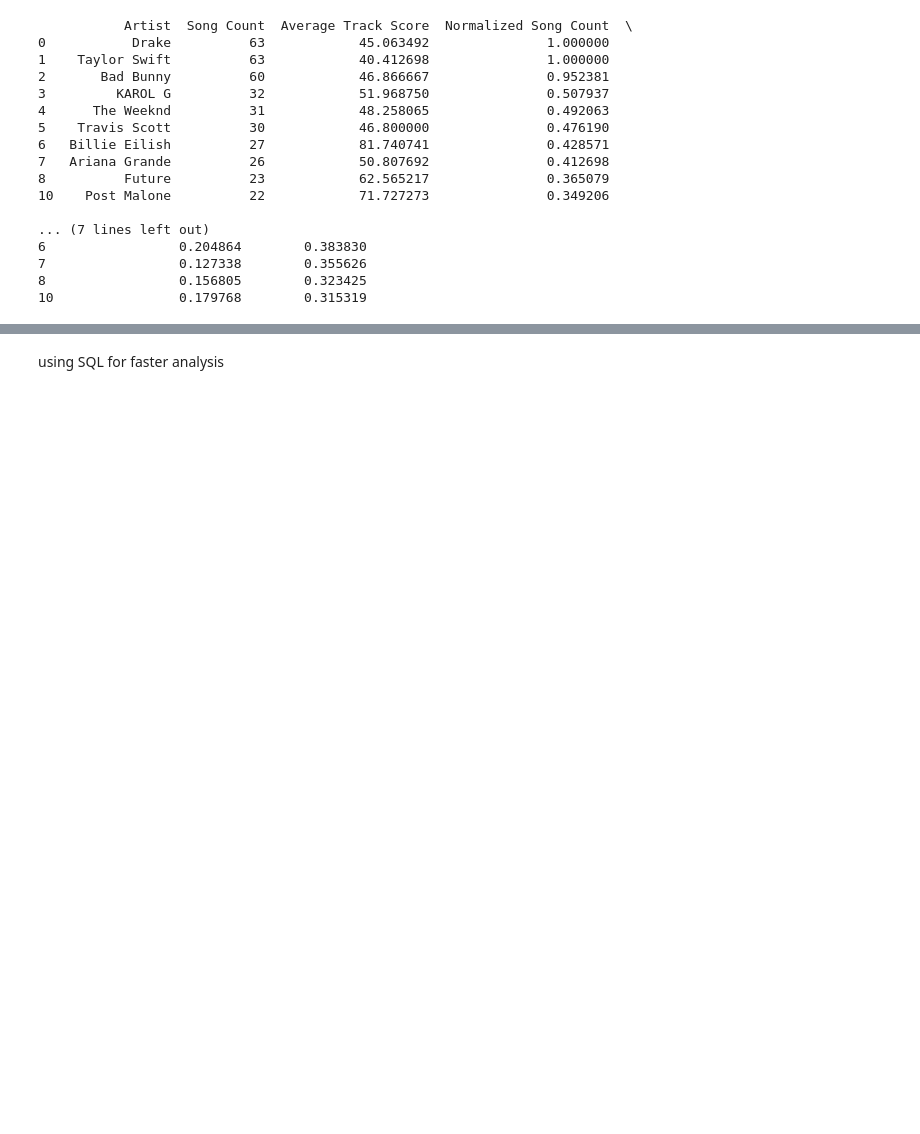
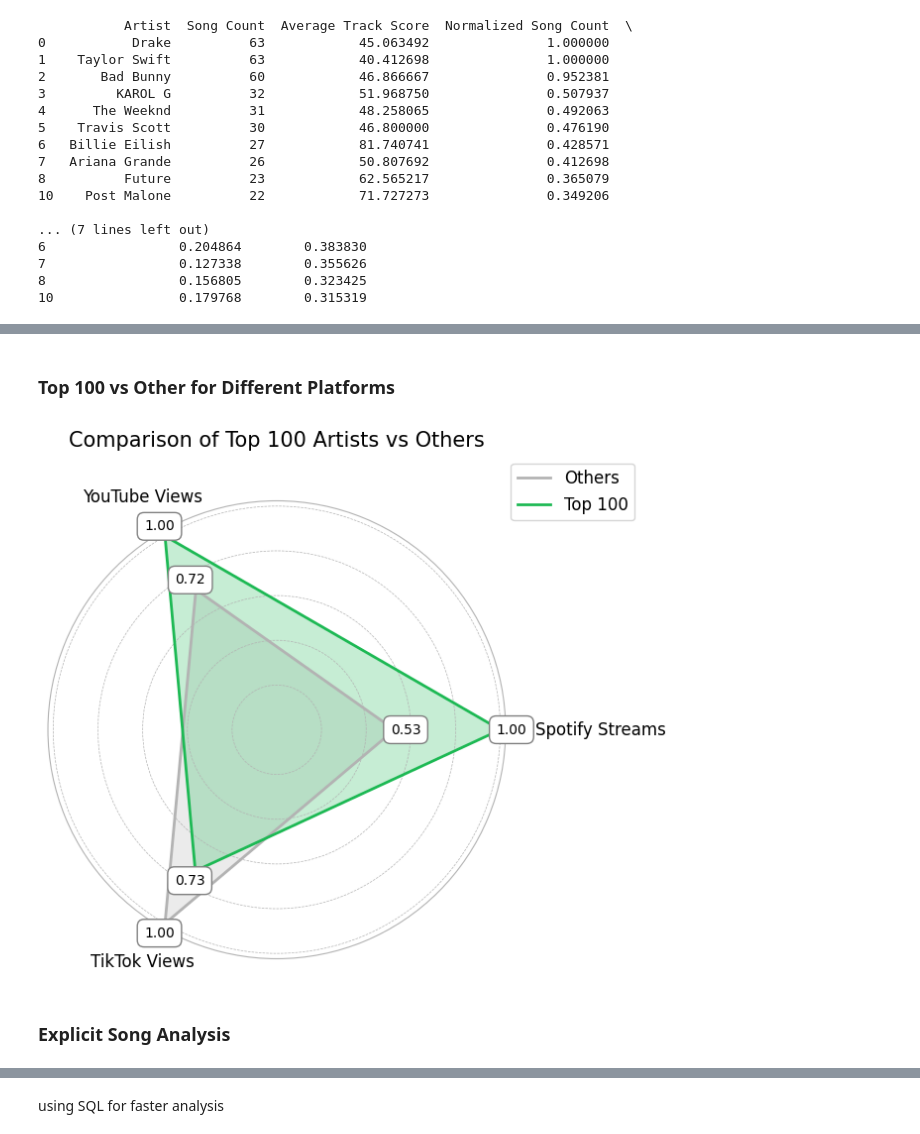
Before and after one commit to suchethsikha/Spotify_2024_EDA, a Jupyter notebook: Group_spotify.ipynb, the cells around one changed output, grey strips where cells are left out. Cells and saved outputs as stored; diff of their text form; code cells hidden in the pictures; blank space fills up the shorter version.

```diff
--- a/Group_spotify.ipynb
+++ b/Group_spotify.ipynb
@@ -228,0 +242,57 @@ corr.style.background_gradient(cmap='Greens_r')
+# %% [markdown]
+<h3> Top 100 vs Other for Different Platforms </h3>
+# %%
+#get the two catergory (100 vs others) values
+category_averages = spotify.groupby('Category')[['Spotify Streams', 'YouTube Views', 'TikTok Views']].mean().reset_index()
+
+#normalize the values
+max_values = category_averages[['Spotify Streams', 'YouTube Views', 'TikTok Views']].max()
+category_averages[['Spotify Streams', 'YouTube Views', 'TikTok Views']] = category_averages[['Spotify Streams', 'YouTube Views', 'TikTok Views']] / max_values
+
+#prep for radar chart
+labels = ['Spotify Streams', 'YouTube Views', 'TikTok Views']
+categories = category_averages['Category']
+values = category_averages[['Spotify Streams', 'YouTube Views', 'TikTok Views']].values
+
+#formula -> add the first value to the end to close the radar chart loop
+values = np.concatenate([values, values[:, [0]]], axis=1)
+angles = np.linspace(0, 2 * np.pi, len(labels), endpoint=False).tolist()
+angles += angles[:1]
+
+fig, ax = plt.subplots(figsize=(10, 6), subplot_kw=dict(polar=True))
+spotify_green = '#1DB954'
+neutral_color = '#B3B3B3'
+
+#plot for each category
+colors = { 'Top 100': spotify_green, 'Others': neutral_color }
+for i, category in enumerate(categories):
+    ax.plot(angles, values[i], linewidth=2, linestyle='solid', label=category, color=colors[category])
+    ax.fill(angles, values[i], alpha=0.25, color=colors[category])
+
+    #add value labels for each category
+    for j, (label, value) in enumerate(zip(labels, values[i])):
+        angle = angles[j]
+        ax.text(angle, value + 0.05, f'{value:.2f}', horizontalalignment='center', verticalalignment='center', fontsize=10, bbox=dict(facecolor='white', edgecolor='gray', boxstyle='round,pad=0.5'))
+
+#add labels for platform
+label_positions = {
+    'Spotify Streams': (angles[0], 1.45),
+    'YouTube Views': (angles[1], 1.2),
+    'TikTok Views': (angles[2], 1.2)
+}
+for label, (angle, distance) in label_positions.items():
+    ax.text(angle, distance, label, horizontalalignment='center', verticalalignment='center', fontsize=12, color='black')
+
+ax.set_yticklabels([])
+ax.set_xticks([])
+ax.legend(loc='upper right', bbox_to_anchor=(1.3, 1.1), fontsize=12)
+ax.set_title('Comparison of Top 100 Artists vs Others', size=15, color='black', y=1.1)
+
+ax.spines['polar'].set_color(neutral_color)
+ax.grid(color=neutral_color, linestyle='--', linewidth=0.5)
+
+plt.show()
+# %% [output]
+[figure, added]
+# %% [markdown]
+<h3> Explicit Song Analysis </h3>
```
Also changed, not shown: parts of 19 cells of this notebook.
